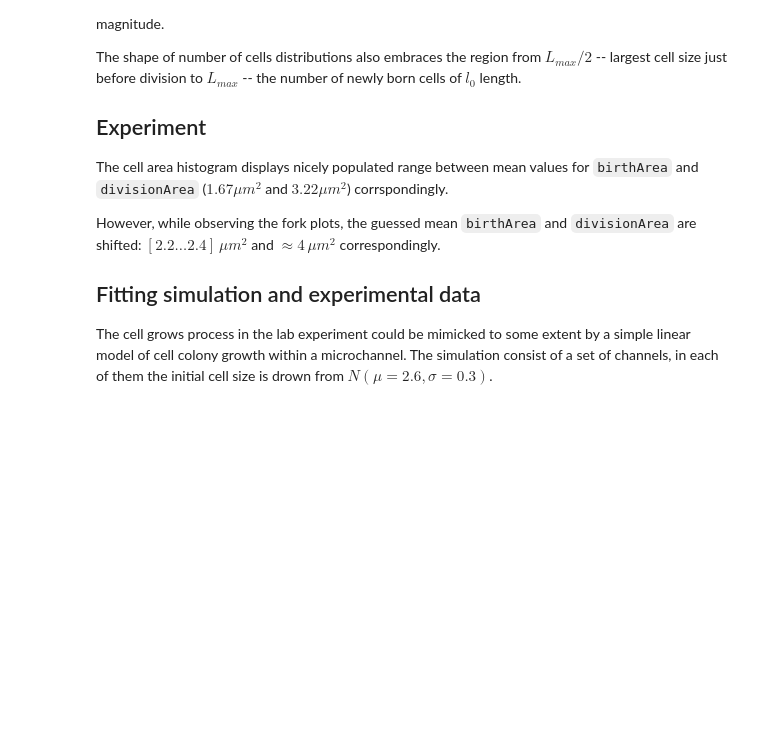
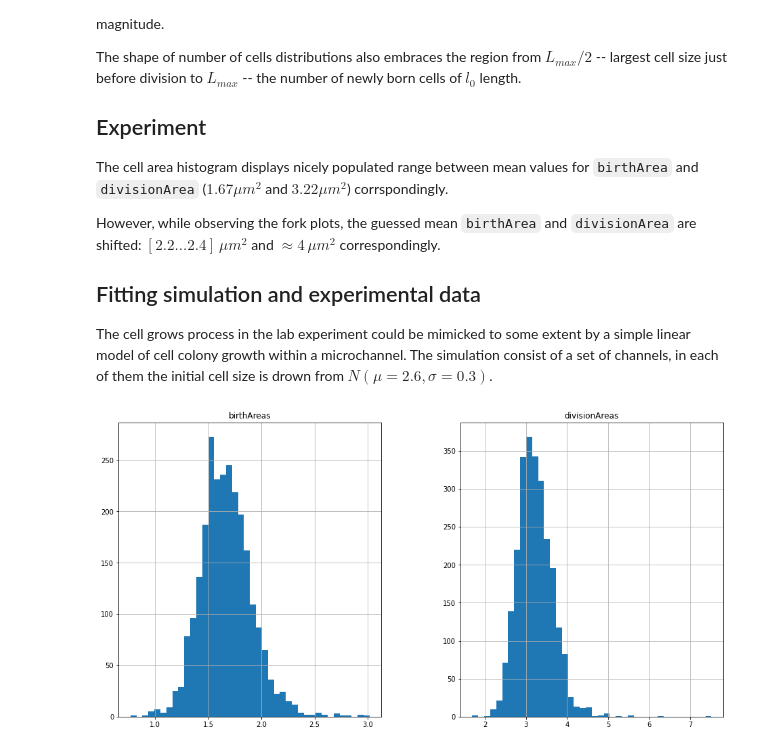
Before and after one commit to raalesir/bacterial_growth, a Jupyter notebook: bacterial_growth.ipynb, the cells around one changed output. Drawn from its saved outputs; the diff is of its cells as text; code cells hidden in the pictures; blank space fills up the shorter version.

```diff
--- a/bacterial_growth.ipynb
+++ b/bacterial_growth.ipynb
@@ -402,0 +440,5 @@ The simulation consist of a set of channels, in each of them the initial cell si
+# %%
+birth_division_data.hist(figsize=(16,8), bins=40)
+plt.show()
+# %% [output]
+[figure, added]
```
Also changed, not shown: parts of 18 cells of this notebook.
